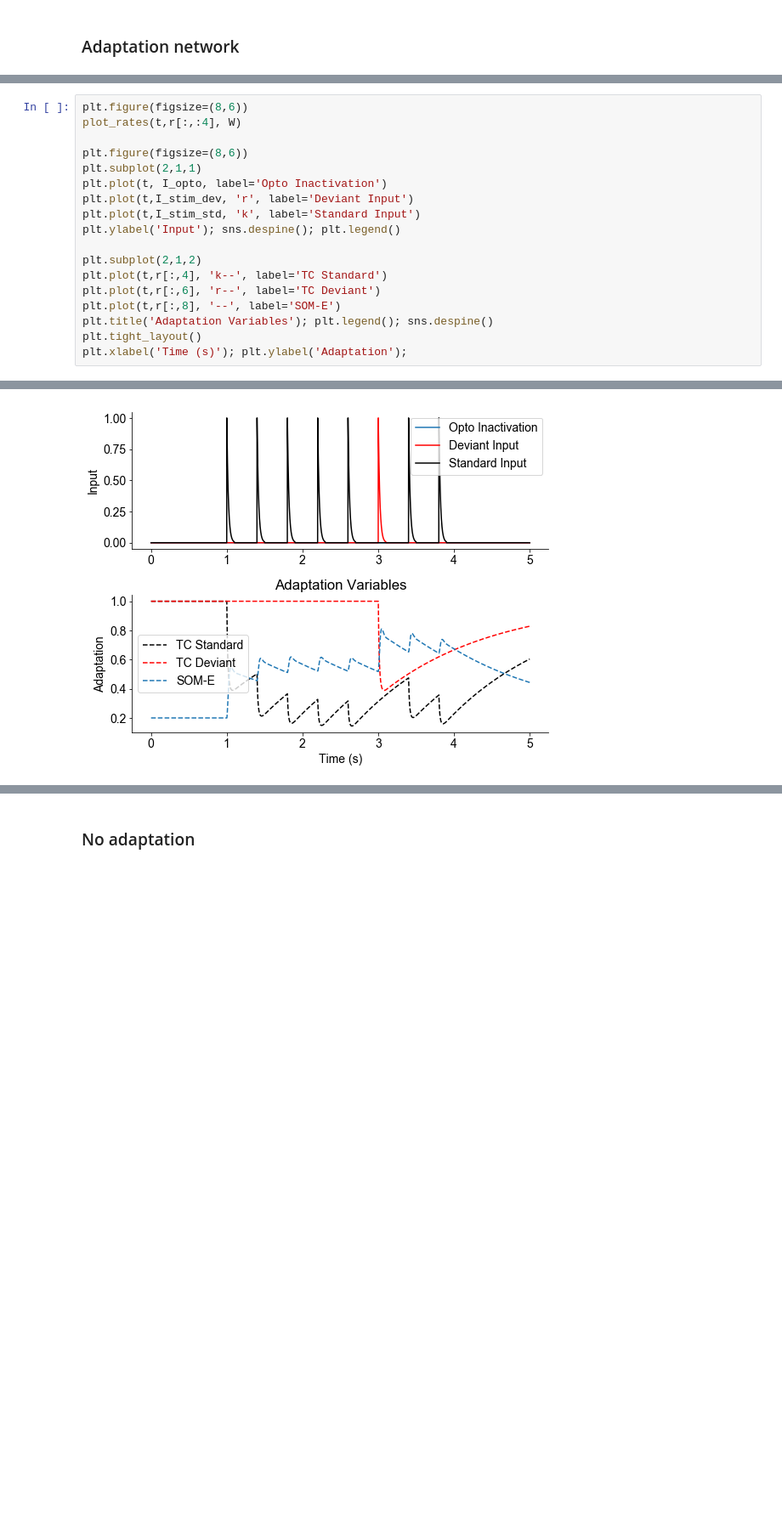
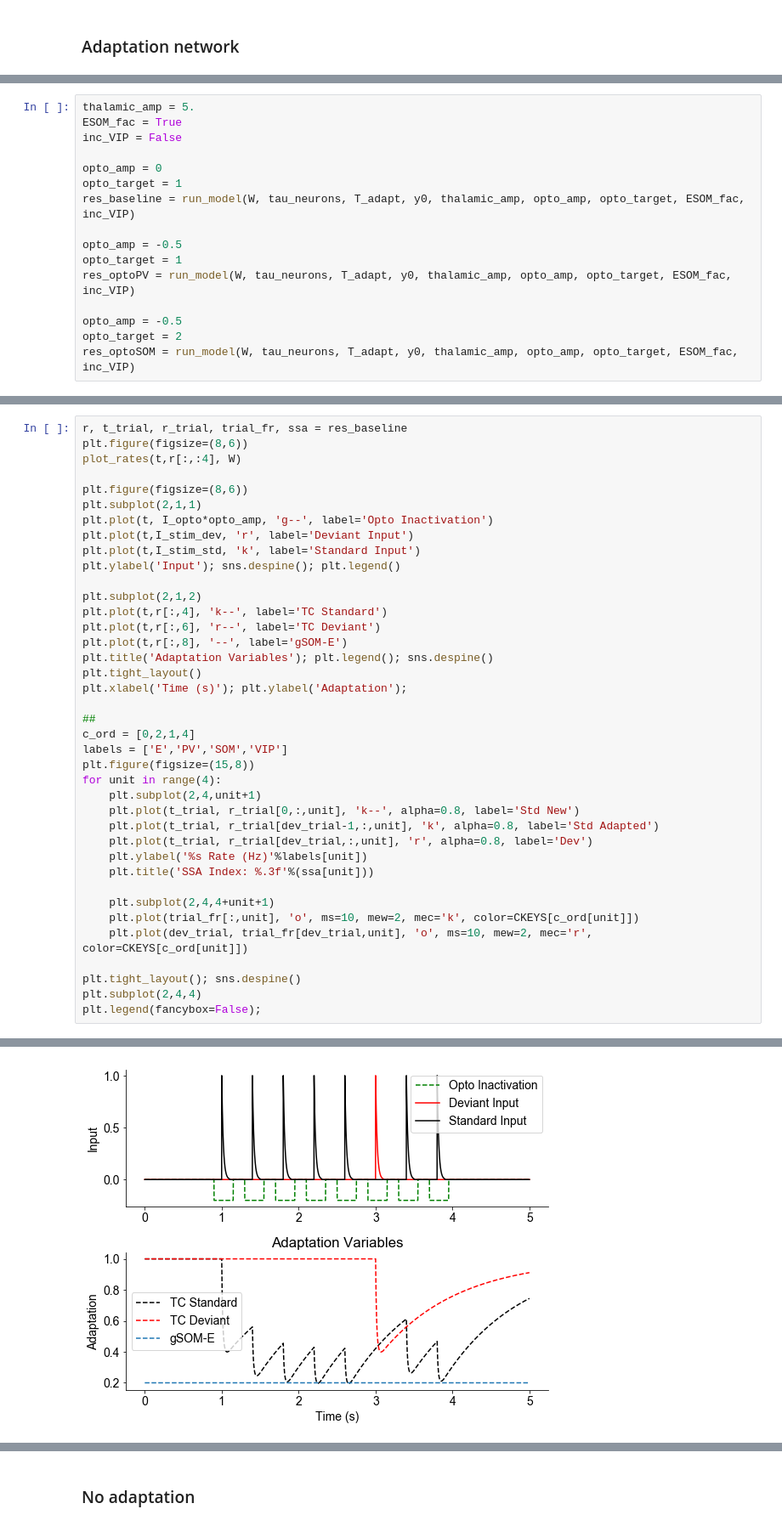
Before and after one commit to rdgao/1E3I, a Jupyter notebook: notebooks/rate_model.ipynb, the cells around one changed output, grey strips where cells are left out. Shown at 85% size. Saved outputs shown, nothing was run; the diff lists cells and outputs as text; blank space fills up the shorter version.

Commit message:
summary plots done

```diff
--- a/notebooks/rate_model.ipynb
+++ b/notebooks/rate_model.ipynb
@@ -237,0 +240,16 @@ print(ssa)
+# %%
+thalamic_amp = 5.
+ESOM_fac = True
+inc_VIP = False
+
+opto_amp = 0
+opto_target = 1
+res_baseline = run_model(W, tau_neurons, T_adapt, y0, thalamic_amp, opto_amp, opto_target, ESOM_fac, inc_VIP)
+
+opto_amp = -0.5
+opto_target = 1
+res_optoPV = run_model(W, tau_neurons, T_adapt, y0, thalamic_amp, opto_amp, opto_target, ESOM_fac, inc_VIP)
+
+opto_amp = -0.5
+opto_target = 2
+res_optoSOM = run_model(W, tau_neurons, T_adapt, y0, thalamic_amp, opto_amp, opto_target, ESOM_fac, inc_VIP)
@@ -238,10 +272,11 @@ print(ssa)
 # %%
+r, t_trial, r_trial, trial_fr, ssa = res_baseline
 plt.figure(figsize=(8,6))
 plot_rates(t,r[:,:4], W)
 
 plt.figure(figsize=(8,6))
 plt.subplot(2,1,1)
-plt.plot(t, I_opto, label='Opto Inactivation')
+plt.plot(t, I_opto*opto_amp, 'g--', label='Opto Inactivation')
 plt.plot(t,I_stim_dev, 'r', label='Deviant Input')
 plt.plot(t,I_stim_std, 'k', label='Standard Input')
 plt.ylabel('Input'); sns.despine(); plt.legend()
@@ -249,8 +284,28 @@ plt.ylabel('Input'); sns.despine(); plt.legend()
 plt.subplot(2,1,2)
 plt.plot(t,r[:,4], 'k--', label='TC Standard')
 plt.plot(t,r[:,6], 'r--', label='TC Deviant')
-plt.plot(t,r[:,8], '--', label='SOM-E')
+plt.plot(t,r[:,8], '--', label='gSOM-E')
 plt.title('Adaptation Variables'); plt.legend(); sns.despine()
 plt.tight_layout()
 plt.xlabel('Time (s)'); plt.ylabel('Adaptation');
+
+##
+c_ord = [0,2,1,4]
+labels = ['E','PV','SOM','VIP']
+plt.figure(figsize=(15,8))
+for unit in range(4):
+    plt.subplot(2,4,unit+1)
+    plt.plot(t_trial, r_trial[0,:,unit], 'k--', alpha=0.8, label='Std New')
+    plt.plot(t_trial, r_trial[dev_trial-1,:,unit], 'k', alpha=0.8, label='Std Adapted')
+    plt.plot(t_trial, r_trial[dev_trial,:,unit], 'r', alpha=0.8, label='Dev')
+    plt.ylabel('%s Rate (Hz)'%labels[unit])
+    plt.title('SSA Index: %.3f'%(ssa[unit]))
+
+    plt.subplot(2,4,4+unit+1)
+    plt.plot(trial_fr[:,unit], 'o', ms=10, mew=2, mec='k', color=CKEYS[c_ord[unit]])
+    plt.plot(dev_trial, trial_fr[dev_trial,unit], 'o', ms=10, mew=2, mec='r', color=CKEYS[c_ord[unit]])
+
+plt.tight_layout(); sns.despine()
+plt.subplot(2,4,4)
+plt.legend(fancybox=False);
 # %% [output]
@@ -258 +313 @@ plt.xlabel('Time (s)'); plt.ylabel('Adaptation');
-[figure, old version]
+[figure, new version]
```
Also changed, not shown: parts of 9 cells of this notebook.
